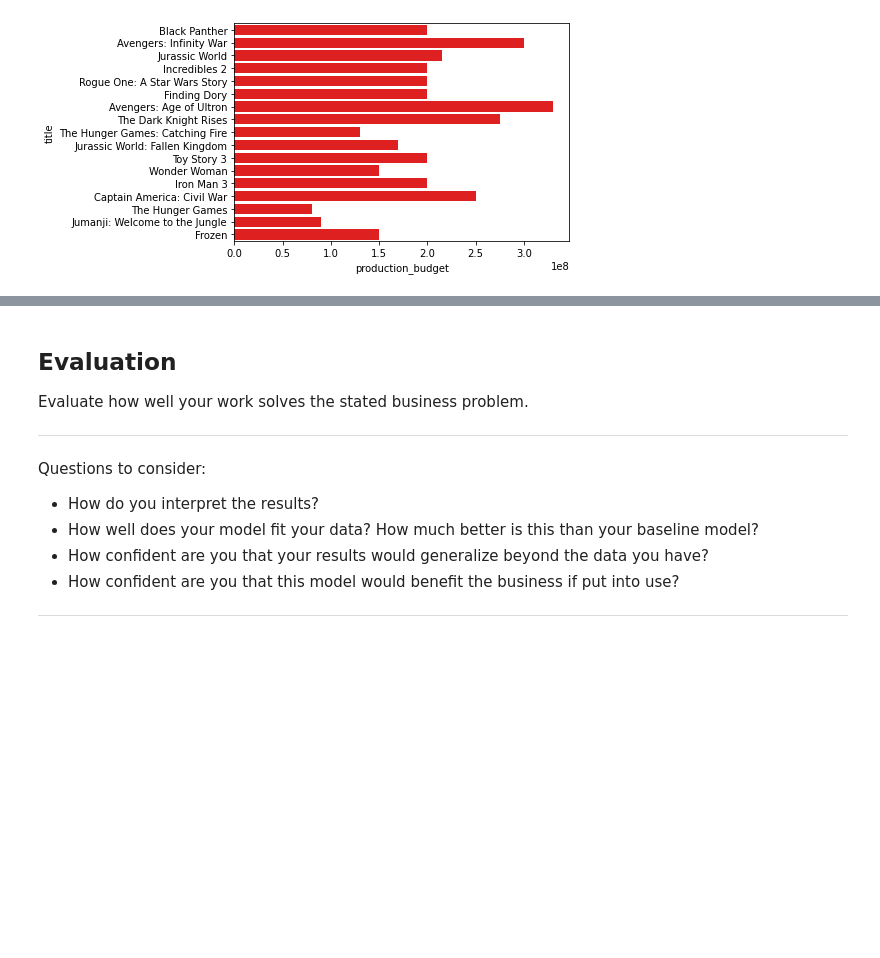
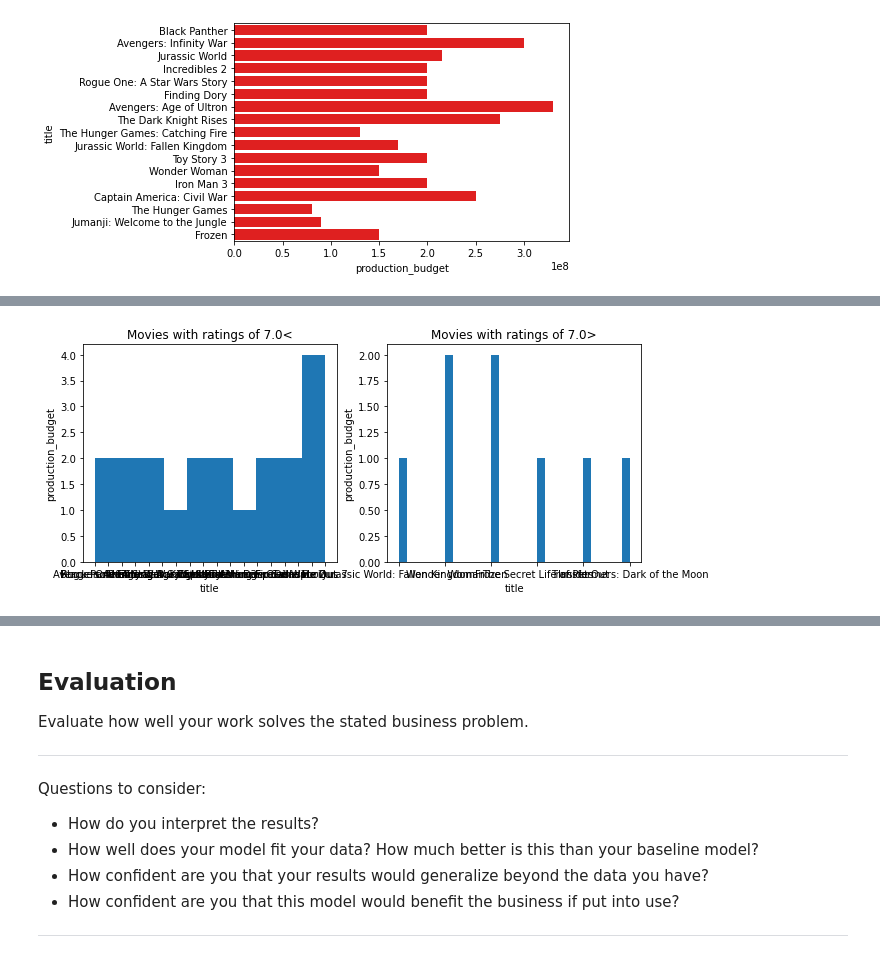
Before and after one commit to ashakeri92/dsc-phase-1-project-v2-3, a Jupyter notebook: analysis.ipynb, the cells around one changed output, grey strips where cells are left out. Cells and saved outputs as stored; diff of their text form; code cells hidden in the pictures; blank space fills up the shorter version.

```diff
--- a/analysis.ipynb
+++ b/analysis.ipynb
@@ -360,0 +362,27 @@ TypeError: 'DataFrame' object is not callable
+# %%
+budget_profit_fig, budget_profit_axis = plt.subplots(nrows=1, ncols=2, figsize=(10,4))
+
+budget_profit_axis[0].set_title('Movies with ratings of 7.0<' )
+budget_profit_axis[0].set_ylabel('production_budget')
+budget_profit_axis[0].set_xlabel('title')
+
+budget_profit_axis[1].set_title('Movies with ratings of 7.0>')
+budget_profit_axis[1].set_ylabel('production_budget')
+budget_profit_axis[1].set_xlabel('title')
+
+budget_profits_high = movie_combined_df['title'][movie_combined_df['averagerating'] > 7.0]
+budget_profits_low = movie_combined_df['title'][movie_combined_df['averagerating'] < 7.0]
+
+
+budget_profit_axis[0].hist(budget_profits_high, bins=10)
+budget_profit_axis[1].hist(budget_profits_low, bins=30)
+
+plt.show()
+
+
+#trying to create 2 histograms, one with movie ratings of 7.0< and related production budgets, the other ratings of
+#7.0> and production budgets
+#this will allow us to see if having a higher budget will reflect in the movies rating. Then we will choose
+#the amount we will allocate to the budget.
+# %% [output]
+[figure, added]
```
Also changed, not shown: parts of 10 cells of this notebook.
